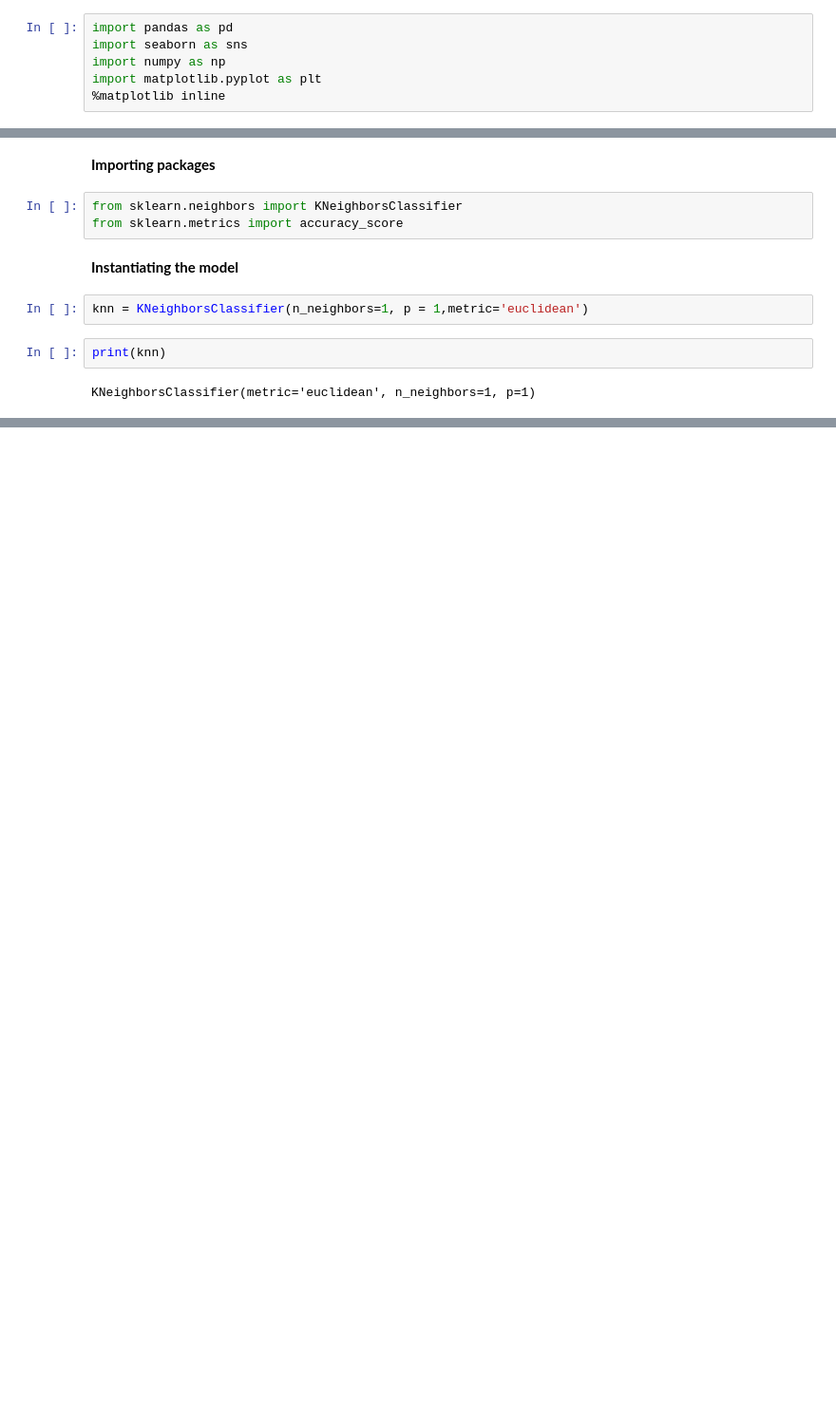
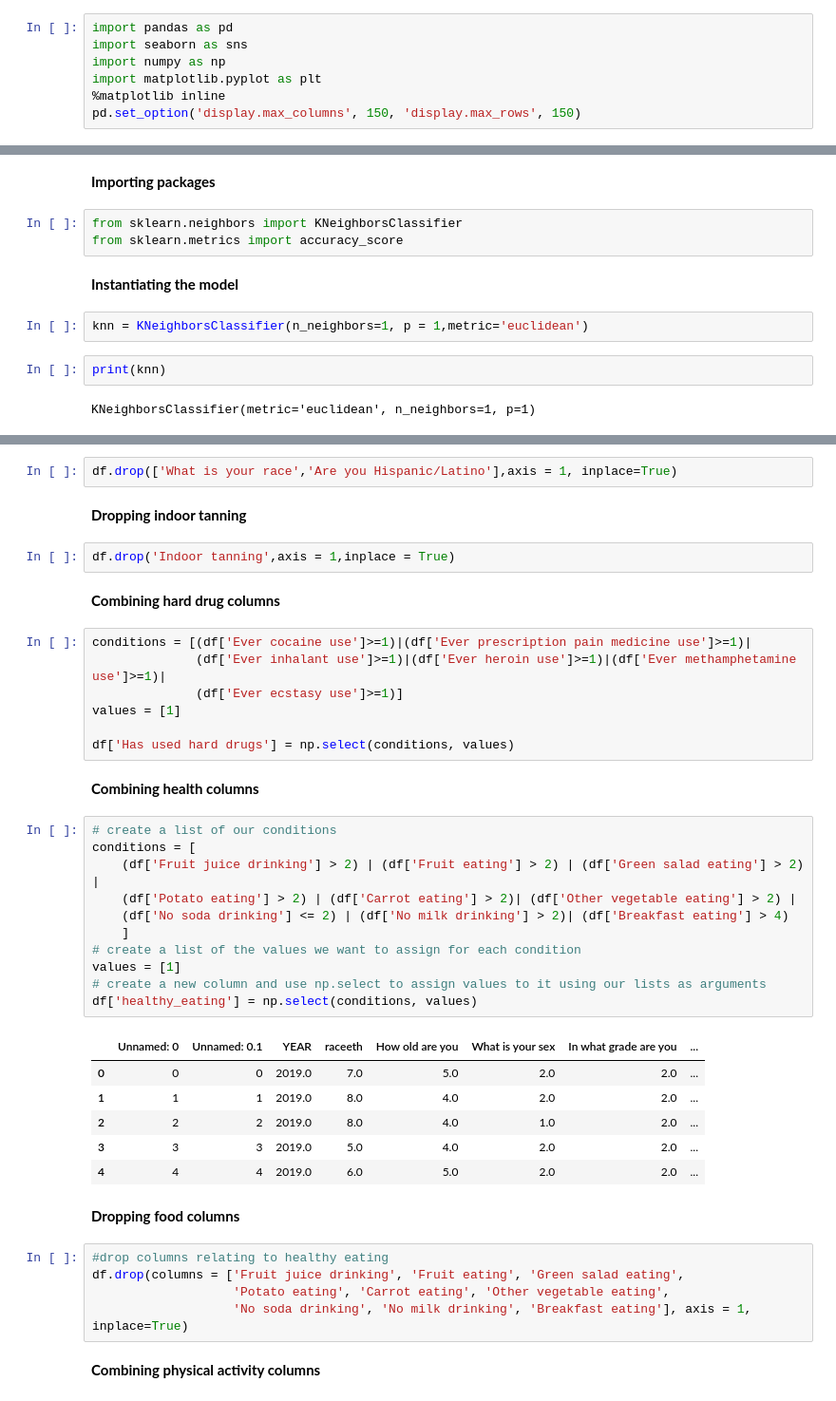
Before and after one commit to swelbeck/YRBSS_Project, a Jupyter notebook: EDA_Notebook.ipynb, the cells around one changed output, grey strips where cells are left out. Shown at 95% size. Drawn from its saved outputs; the diff is of its cells as text; blank space fills up the shorter version.

```diff
--- a/EDA_Notebook.ipynb
+++ b/EDA_Notebook.ipynb
@@ -6,4 +6,5 @@ import seaborn as sns
 import numpy as np
 import matplotlib.pyplot as plt
 %matplotlib inline
+pd.set_option('display.max_columns', 150, 'display.max_rows', 150)
 # %%
@@ -148,0 +320,44 @@ KNeighborsClassifier(metric='euclidean', n_neighbors=1, p=1)
+# %%
+df.drop(['What is your race','Are you Hispanic/Latino'],axis = 1, inplace=True)
+# %% [markdown]
+**Dropping indoor tanning**
+# %%
+df.drop('Indoor tanning',axis = 1,inplace = True)
+# %% [markdown]
+**Combining hard drug columns**
+# %%
+conditions = [(df['Ever cocaine use']>=1)|(df['Ever prescription pain medicine use']>=1)|
+              (df['Ever inhalant use']>=1)|(df['Ever heroin use']>=1)|(df['Ever methamphetamine use']>=1)|
+              (df['Ever ecstasy use']>=1)]
+values = [1]
+
+df['Has used hard drugs'] = np.select(conditions, values)
+# %% [markdown]
+**Combining health columns**
+# %%
+# create a list of our conditions
+conditions = [
+    (df['Fruit juice drinking'] > 2) | (df['Fruit eating'] > 2) | (df['Green salad eating'] > 2) |
+    (df['Potato eating'] > 2) | (df['Carrot eating'] > 2)| (df['Other vegetable eating'] > 2) |
+    (df['No soda drinking'] <= 2) | (df['No milk drinking'] > 2)| (df['Breakfast eating'] > 4)
+    ]
+# create a list of the values we want to assign for each condition
+values = [1]
+# create a new column and use np.select to assign values to it using our lists as arguments
+df['healthy_eating'] = np.select(conditions, values)
+# %% [output]
+|  | Unnamed: 0 | Unnamed: 0.1 | YEAR | raceeth | How old are you | What is your sex | In what grade are you | ... |
+| 0 | 0 | 0 | 2019.0 | 7.0 | 5.0 | 2.0 | 2.0 | ... |
+| 1 | 1 | 1 | 2019.0 | 8.0 | 4.0 | 2.0 | 2.0 | ... |
+| 2 | 2 | 2 | 2019.0 | 8.0 | 4.0 | 1.0 | 2.0 | ... |
+| 3 | 3 | 3 | 2019.0 | 5.0 | 4.0 | 2.0 | 2.0 | ... |
+| 4 | 4 | 4 | 2019.0 | 6.0 | 5.0 | 2.0 | 2.0 | ... |
+# %% [markdown]
+**Dropping food columns**
+# %%
+#drop columns relating to healthy eating
+df.drop(columns = ['Fruit juice drinking', 'Fruit eating', 'Green salad eating',
+                   'Potato eating', 'Carrot eating', 'Other vegetable eating',
+                   'No soda drinking', 'No milk drinking', 'Breakfast eating'], axis = 1, inplace=True)
+# %% [markdown]
+**Combining physical activity columns**
```
Also changed, not shown: parts of 36 cells of this notebook, 5 other files.
